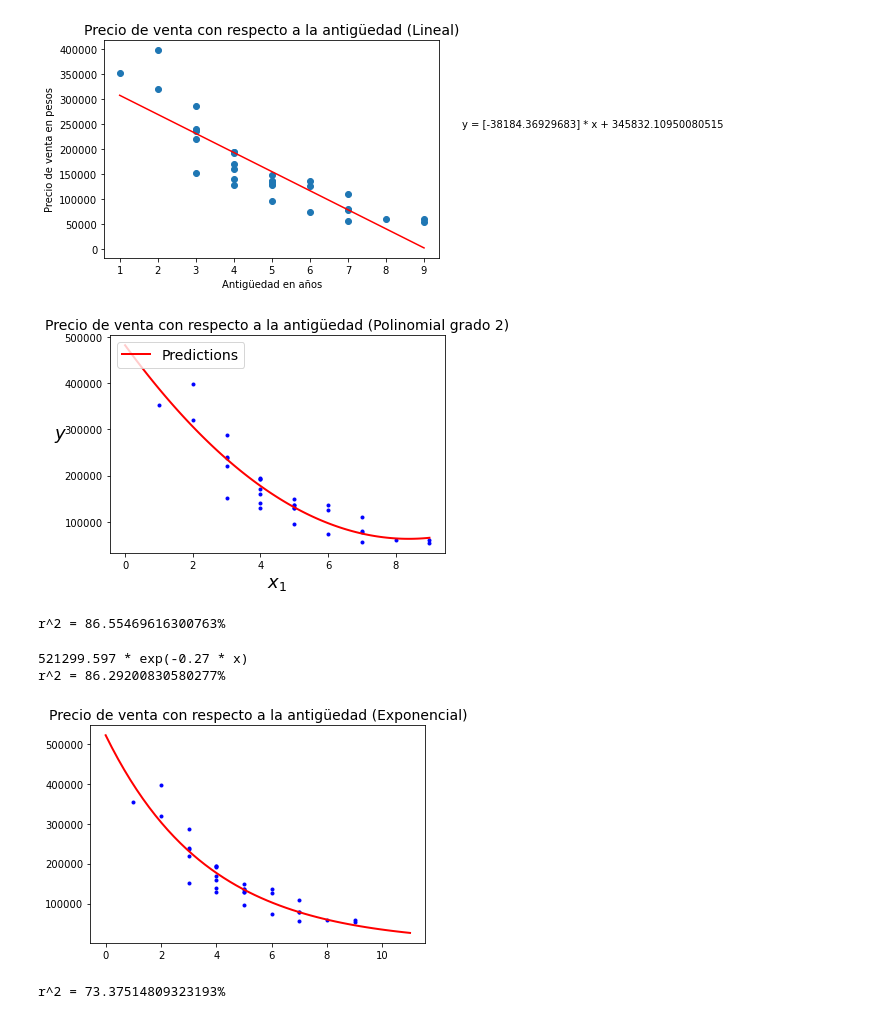
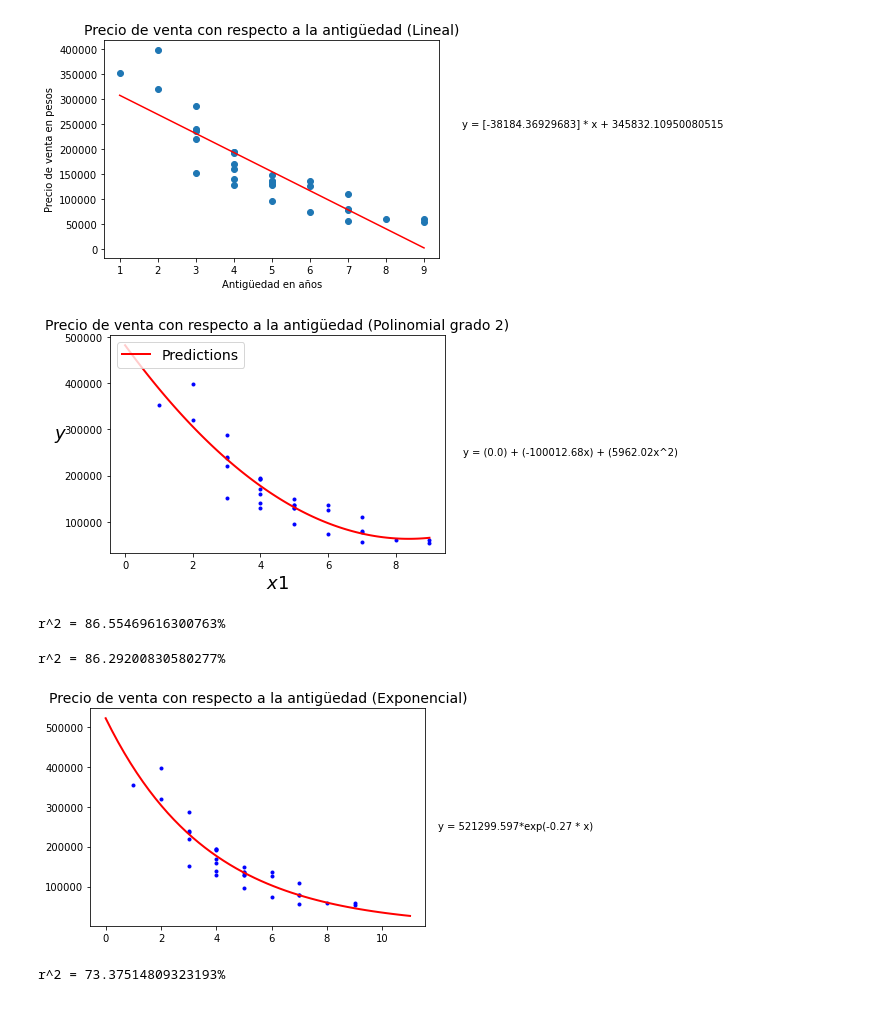
Before and after one commit to Armandotrsg/Estadistica, a Jupyter notebook: PrimeraEtapa.ipynb, the cells around one changed output. Cells and saved outputs as stored; diff of their text form; code cells hidden in the pictures.

```diff
--- a/PrimeraEtapa.ipynb
+++ b/PrimeraEtapa.ipynb
@@ -52,25 +52,32 @@ r^2 = 76.11488076046545%
 # %%
 poly = PolynomialFeatures(degree = 2)
 x_poly = poly.fit_transform(X1)
 
 lin_reg = linear_model.LinearRegression()
 lin_reg.fit(x_poly, y1)
 
 x_new = np.linspace(0, 9, 100).reshape(100, 1)
 x_new_poly = poly.transform(x_new)
 y_new = lin_reg.predict(x_new_poly)
 plt.plot(X1, y1, "b.")
 plt.plot(x_new, y_new, "r-", linewidth = 2, label ="Predictions")
-plt.xlabel("$x_1$", fontsize = 18)
+
+equation_polynomial = "y = (" + str(round(lin_reg.coef_[0],2)) + ") + (" + str(round(lin_reg.coef_[1],2)) + "x) + (" + str(round(lin_reg.coef_[2],2)) + "x^2)"
+plt.text(10, 250000,equation_polynomial,verticalalignment='center')
+
+plt.xlabel("$x1$", fontsize = 18)
 plt.ylabel("$y$", rotation = 0, fontsize = 18)
 plt.legend(loc ="upper left", fontsize = 14)
 
 plt.title("Precio de venta con respecto a la antigüedad (Polinomial grado 2)",fontsize = 14)
+
+
+
 plt.show()
 
 print(f"r^2 = {lin_reg.score(x_poly,y1)*100}%")
 # %% [output]
-[figure, old version]
+[figure, new version]
 r^2 = 86.55469616300763%
 # %%
 def f(x,c,k):
@@ -83,7 +90,10 @@ plt.plot(X1, y1, "b.")
 plt.plot(xdata, f(xdata,*coeficientes), "r-", linewidth = 2) #Gráficamos la línea usando los valores del linspace en la función
 plt.title("Precio de venta con respecto a la antigüedad (Exponencial)",fontsize = 14)
 
-print(f"{round(coeficientes[0],3)} * exp({round(coeficientes[1],2)} * x)")
+equation_exponential ="y = " + str(round(coeficientes[0],3)) + "*exp(" + str(round(coeficientes[1],2)) + " * x)"
+
+plt.text(12, 250000,equation_exponential,verticalalignment='center')
+
 #Cálculo de r^2
 residuals = y1 - f(X1.to_numpy()[:,0], *coeficientes)
 ss_res = np.sum(residuals**2)
@@ -91,9 +101,8 @@ ss_tot = np.sum((y1-np.mean(y1))**2)
 r_squared = 1 - (ss_res / ss_tot)
 print(f"r^2 = {r_squared*100}%")
 # %% [output]
-521299.597 * exp(-0.27 * x)
 r^2 = 86.29200830580277%
-[figure, old version]
+[figure, new version]
 # %%
 X2 = df[["Kilometraje (miles)"]]
 y2 = df["Precio de Venta (pesos)"]
```
